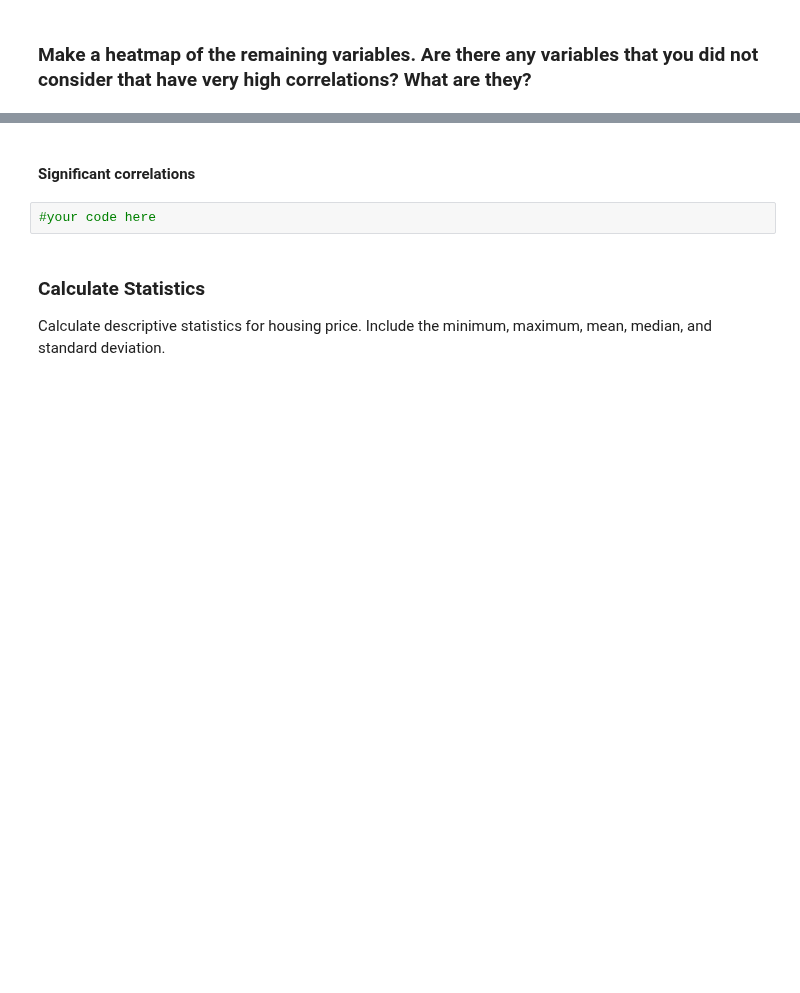
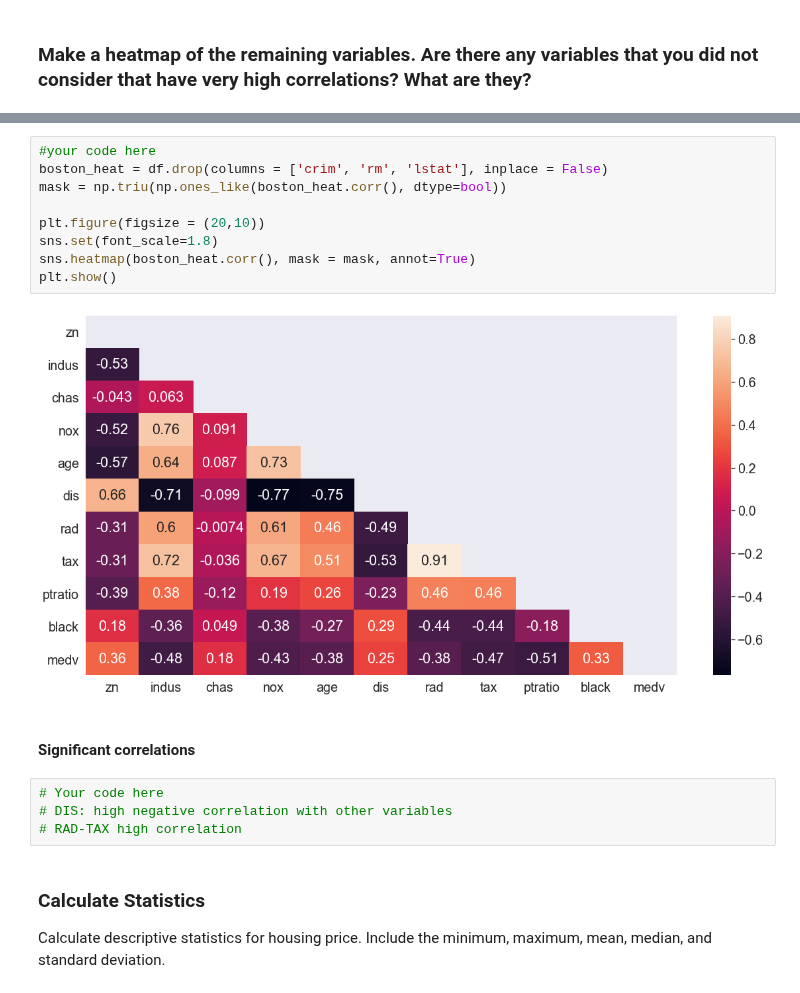
Before and after one commit to paoloironhack/data_analytics062020, a Jupyter notebook: labs/module_3/Evaluation_Sup_learning/main.ipynb, the cells around one changed output, grey strips where cells are left out. Cells and saved outputs as stored; diff of their text form; blank space fills up the shorter version.

```diff
--- a/labs/module_3/Evaluation_Sup_learning/main.ipynb
+++ b/labs/module_3/Evaluation_Sup_learning/main.ipynb
@@ -36,7 +68,20 @@ Download the Boston dataset from [here](https://drive.google.com/file/d/1Bux3hwV
+# %%
+#your code here
+boston_heat = df.drop(columns = ['crim', 'rm', 'lstat'], inplace = False)
+mask = np.triu(np.ones_like(boston_heat.corr(), dtype=bool))
+
+plt.figure(figsize = (20,10))
+sns.set(font_scale=1.8)
+sns.heatmap(boston_heat.corr(), mask = mask, annot=True)
+plt.show()
+# %% [output]
+[figure, added]
 # %% [markdown]
 #### Significant correlations
-# %%
-#your code here
+# %%
+# Your code here
+# DIS: high negative correlation with other variables
+# RAD-TAX high correlation
 # %% [markdown]
 ### Calculate Statistics
 Calculate descriptive statistics for housing price. Include the minimum, maximum, mean, median, and standard deviation.
```
Also changed, not shown: parts of 30 cells of this notebook, 10 other files.
